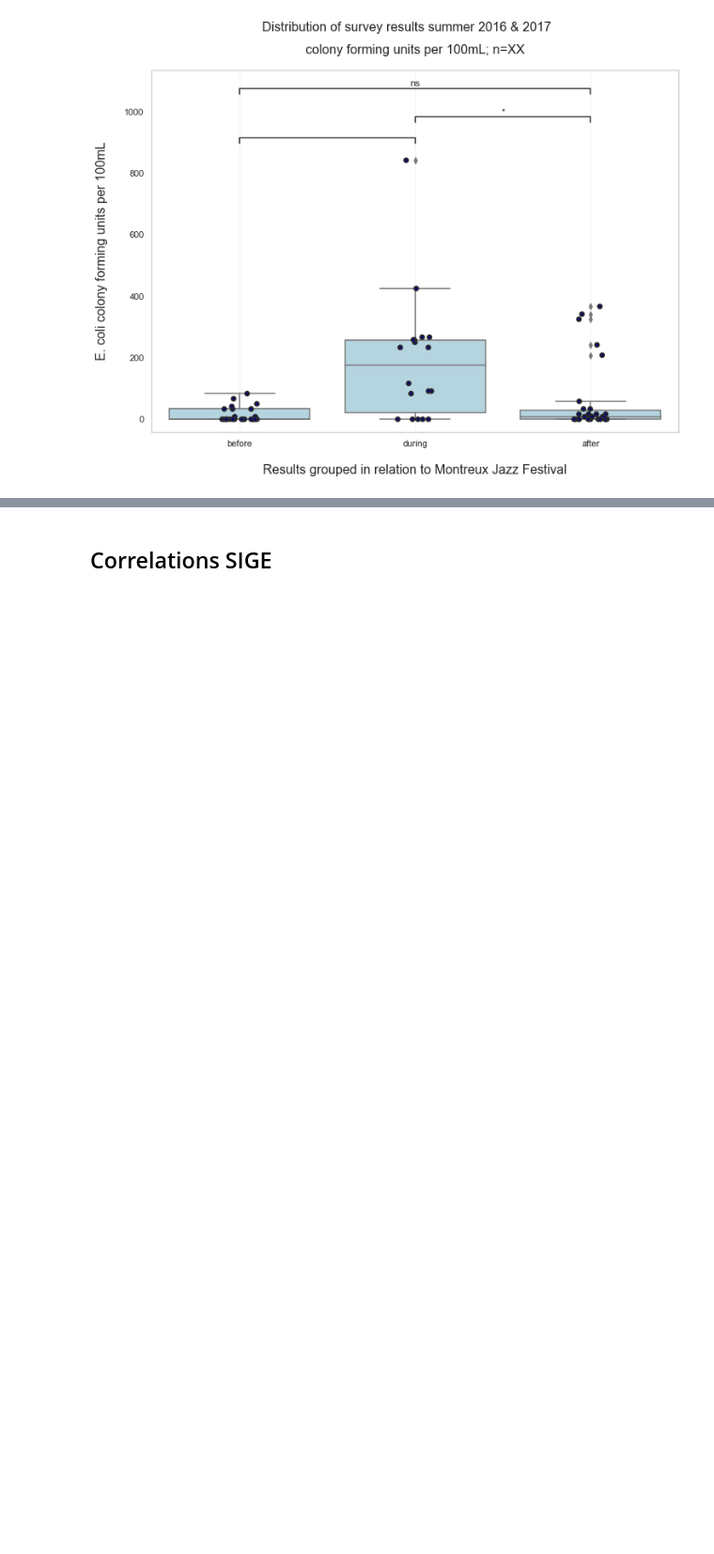
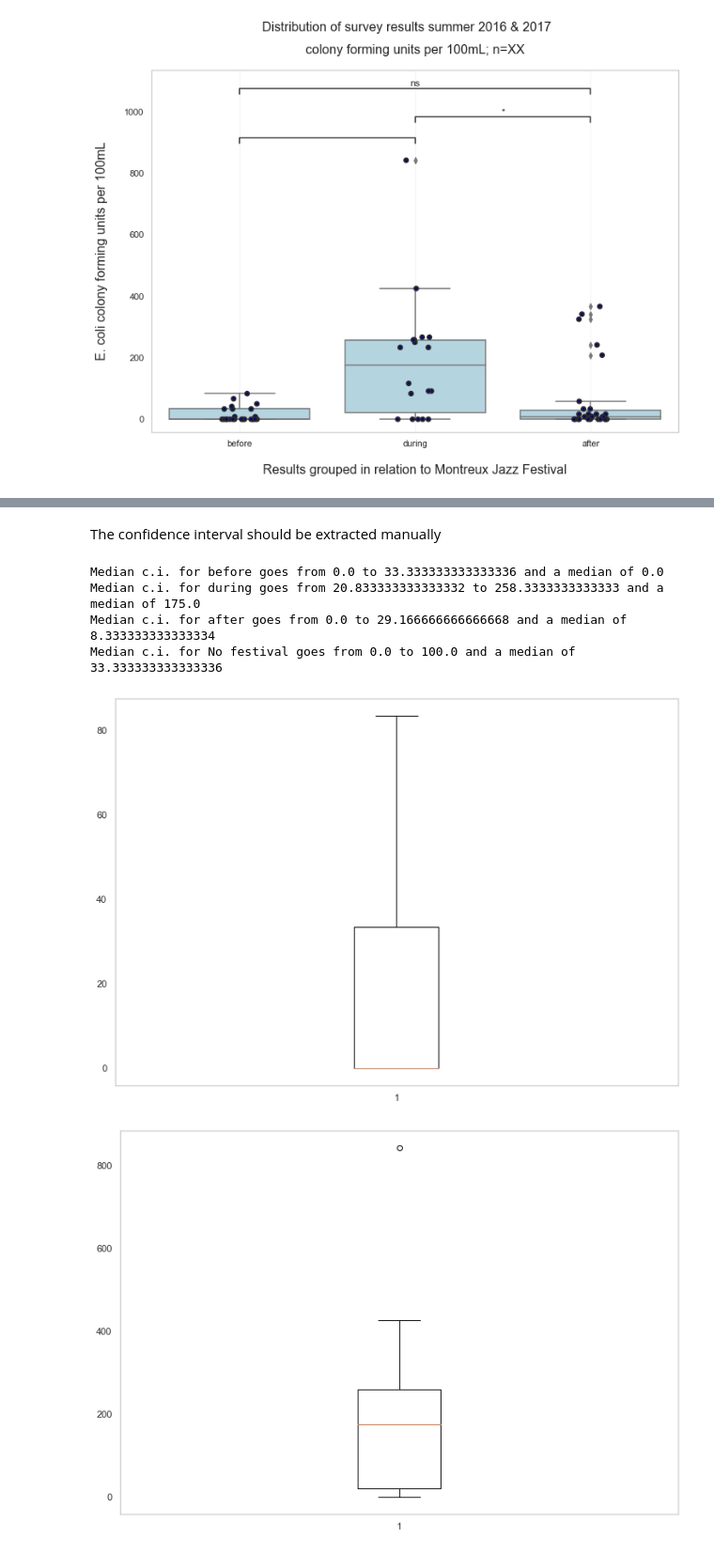
Before and after one commit to Hackuarium/montreux-water-quality, a Jupyter notebook: 2-plots.ipynb, the cells around one changed output, grey strips where cells are left out. Shown at 94% size. Drawn from its saved outputs; the diff is of its cells as text; code cells hidden in the pictures; blank space fills up the shorter version.

```diff
--- a/2-plots.ipynb
+++ b/2-plots.ipynb
@@ -444,2 +448,29 @@ before v.s. No festival: Custom statistical test, P_val:1.000e-04
-# %% [markdown]
-## Correlations SIGE
+# %% [markdown]
+The confidence interval should be extracted manually
+# %%
+fig1, ax1 = plt.subplots()
+a = ax1.boxplot(barplot.query('festival == "before"')["cfu"])
+print('Median c.i. for before goes from {} to {} and a median of {}'.format(ax1.lines[0].get_xydata()[1][1]
+,ax1.lines[0].get_xydata()[2][1], ax1.lines[5].get_xydata()[0][1]))
+
+fig1, ax1 = plt.subplots()
+a = ax1.boxplot(barplot.query('festival == "during"')["cfu"])
+print('Median c.i. for during goes from {} to {} and a median of {}'.format(ax1.lines[0].get_xydata()[1][1]
+,ax1.lines[0].get_xydata()[2][1], ax1.lines[5].get_xydata()[0][1]))
+
+fig1, ax1 = plt.subplots()
+a = ax1.boxplot(barplot.query('festival == "after"')["cfu"])
+print('Median c.i. for after goes from {} to {} and a median of {}'.format(ax1.lines[0].get_xydata()[1][1]
+,ax1.lines[0].get_xydata()[2][1], ax1.lines[5].get_xydata()[0][1]))
+
+fig1, ax1 = plt.subplots()
+a = ax1.boxplot(barplot.query('festival == "No festival"')["cfu"])
+print('Median c.i. for No festival goes from {} to {} and a median of {}'.format(ax1.lines[0].get_xydata()[1][1]
+,ax1.lines[0].get_xydata()[2][1], ax1.lines[5].get_xydata()[0][1]))
+# %% [output]
+Median c.i. for before goes from 0.0 to 33.333333333333336 and a median of 0.0
+Median c.i. for during goes from 20.833333333333332 to 258.3333333333333 and a median of 175.0
+Median c.i. for after goes from 0.0 to 29.166666666666668 and a median of 8.333333333333334
+Median c.i. for No festival goes from 0.0 to 100.0 and a median of 33.333333333333336
+[figure, added]
+[figure, added]
```
Also changed, not shown: parts of 2 cells of this notebook, 2 other files.
